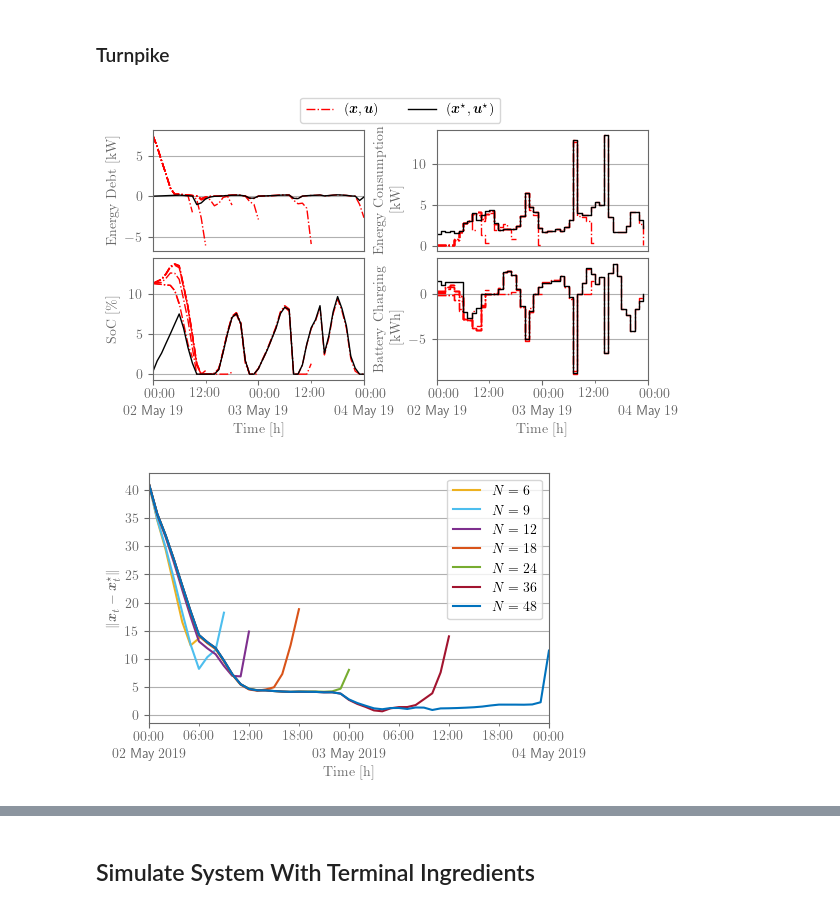
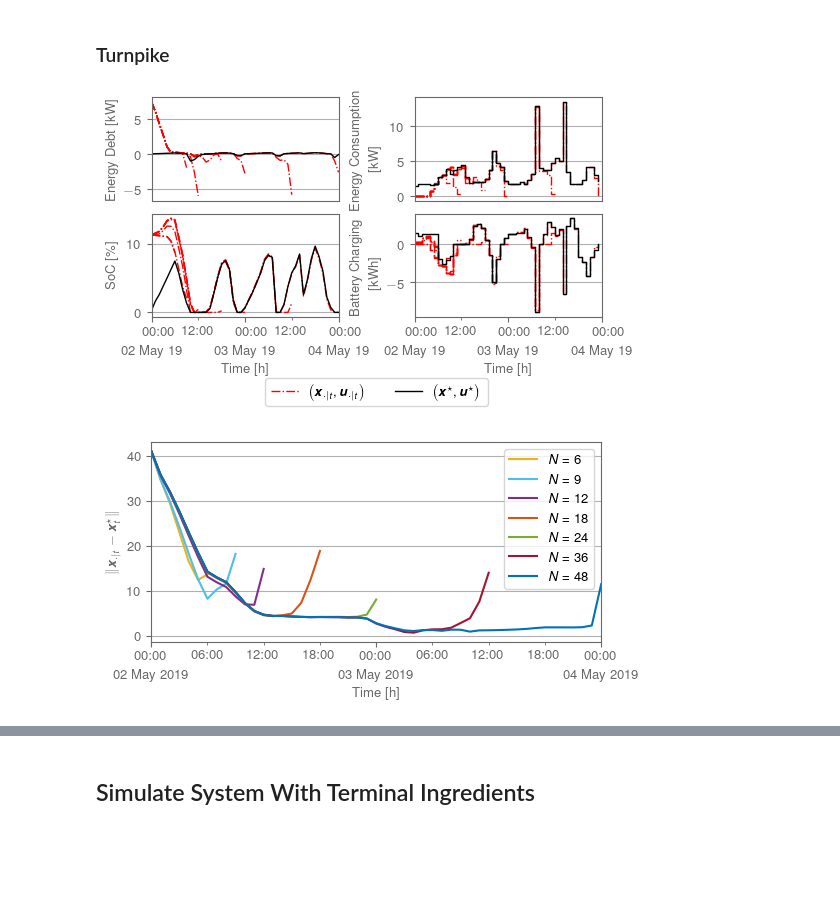
Before and after one commit to Gedlex/time-varying-RHGs, a Jupyter notebook: empc_DSMPC.ipynb, the cells around one changed output, grey strips where cells are left out. Cells and saved outputs as stored; diff of their text form; code cells hidden in the pictures; blank space fills up the shorter version.

```diff
--- a/empc_DSMPC.ipynb
+++ b/empc_DSMPC.ipynb
@@ -220,6 +83,0 @@ if export:
-# %%
-# Check if dual variables are close
-for i in range(N):
-    matches = [np.allclose(dual_vector_inf[i*T:(i+1)*T,:], dual_vector_inf[j*T:(j+1)*T,:]) for j in range(6)]
-    indices = [i for i, val in enumerate(matches) if val]
-    print(f'Period {i} is close to period: {indices}.')
@@ -298,7 +133,6 @@ clear_output()
 ### Solve DSMPC for Varying Horizons
 # %%
 # Setup simulation
-num_steps = 48
 horizon = [6, 9, 12, 18, 24, 36, 48]
 num_horizon = len(horizon)
 
@@ -613,13 +353,14 @@ if export:
 # Set rcParams
 export = True
 plt.style.use('default') # 'seaborn-v0_8-darkgrid
+plt.rcParams['font.size'] = 10
 plt.rcParams['text.usetex'] = True
 plt.rcParams['xtick.color'] = 'dimgray'
 plt.rcParams['ytick.color'] = 'dimgray'
 plt.rcParams['axes.edgecolor'] = 'dimgray'
 plt.rcParams['axes.labelcolor'] = 'dimgray'
 plt.rcParams['lines.linewidth'] = 1
-plt.rcParams['text.latex.preamble'] = r"""\usepackage{bm}"""
+plt.rcParams['text.latex.preamble'] = preamble
 
 # Create time vector
 t = 0
@@ -631,7 +372,7 @@ dates_ol = [params2.ctrl.start_date + pd.Timedelta(hours = h) for h in range(max
 fig, axs = plt.subplots(2, 2, figsize=(12, 4), layout='constrained')
 
 # Plot trajectories
-label = r'$(\bm{x},\bm{u})$'
+label = r'$\bigl(\bm{x}_{\cdot|t},\bm{u}_{\cdot|t}\bigr)$'
 for i, _ in enumerate(horizon):
     axs[0][0].plot(dates_ol, x2_ol[i,t,:,agent*2], color='red', linestyle='-.', label=label if i == 0 else None)
     axs[1][0].plot(dates_ol, x2_ol[i,t,:,agent*2+1], color='red', linestyle='-.', label=label if i == 0 else None)
@@ -639,7 +380,7 @@ for i, _ in enumerate(horizon):
     axs[1][1].plot(dates_ol[:-1], u2_ol[i,t,:,agent*2+1], color='red', linestyle='-.', drawstyle='steps-post', label=label if i == 0 else None)
 
 # Plot approximate overtaking-optimal trajectories
-label = r'$(\bm{x}^\star,\bm{u}^\star)$'
+label = r'$\bigl(\bm{x}^\star,\bm{u}^\star\bigr)$'
 for i in [2]:
     axs[0][0].plot(dates, x_inf[t+i*T:t+i*T+num_steps+1,agent*2], color='black', linestyle='-', label=label)
     axs[1][0].plot(dates, x_inf[t+i*T:t+i*T+num_steps+1,agent*2+1], color='black', linestyle='-', label=label)
@@ -649,12 +390,12 @@ for i in [2]:
 # Add labels
 axs[0][0].xaxis.set_visible(False)
 axs[0][1].xaxis.set_visible(False)
-axs[0][0].set_ylabel(r'\rmfamily{Energy Debt [kW]}')
-axs[1][0].set_ylabel(r'\rmfamily{SoC [\%]}')
-axs[0][1].set_ylabel(r'\rmfamily{Energy Consumption\par\quad\qquad[kW]}')
-axs[1][1].set_ylabel(r'\rmfamily{Battery Charging\par\quad\quad[kWh]}')
-axs[1][0].set_xlabel(r'\rmfamily{Time [h]}')
-axs[1][1].set_xlabel(r'\rmfamily{Time [h]}')
+axs[0][0].set_ylabel(r'\textnormal{Energy Debt [kW]}')
+axs[1][0].set_ylabel(r'\textnormal{SoC [\%]}')
+axs[0][1].set_ylabel(r'\textnormal{Energy Consumption}\par\quad\qquad\textnormal{[kW]}')
+axs[1][1].set_ylabel(r'\textnormal{Battery Charging}\par\quad\quad\textnormal{[kWh]}')
+axs[1][0].set_xlabel(r'\textnormal{Time [h]}')
+axs[1][1].set_xlabel(r'\textnormal{Time [h]}')
 
 # Set major and minor ticks
 plt.rcParams['timezone'] = dates[0].tz.zone
@@ -676,26 +417,26 @@ for i, ax in enumerate(axs.flatten()):
 fig.align_labels()
 
 # Plot legend
-handles, labels = axs[0][1].get_legend_handles_labels()
-fig.legend(handles, labels, bbox_to_anchor=(0.5, 0.92), loc='lower center', borderaxespad=0, ncols=2)
+fig.legend(*axs[0][1].get_legend_handles_labels(), loc='upper center', bbox_to_anchor=(0.5, 0.112), ncol=2)
 
 # Export figure
 if export:
-    fig = adjust_margins(fig, width=4.95, height=2.5, wspace=1.2, top=0.35)
-    fig.savefig(f"figures/figure_turnpike_agent{agent+1}_t0_{t:0.1f}.pdf")
+    fig = adjust_margins(fig, textwidth=5.512, width=4.5, height=2.2, wspace=1.3, hspace=0.4, top=0.1, bottom=0.9)
+    fig.savefig(f"figures/figure_turnpike_agent{agent+1}_t0_{t:0.1f}_beamer.pdf")
 # %% [output]
-[figure, old version]
+[figure, new version]
 # %%
 # Set rcParams
 export = True
 plt.style.use('default') # 'seaborn-v0_8-darkgrid
+plt.rcParams['font.size'] = 10
 plt.rcParams['text.usetex'] = True
 plt.rcParams['xtick.color'] = 'dimgray'
 plt.rcParams['ytick.color'] = 'dimgray'
 plt.rcParams['axes.edgecolor'] = 'dimgray'
 plt.rcParams['axes.labelcolor'] = 'dimgray'
 plt.rcParams['lines.linewidth'] = 1.5
-plt.rcParams['text.latex.preamble'] = r"""\usepackage{bm}"""
+plt.rcParams['text.latex.preamble'] = preamble
 
 # Create time vector
 dates = [params2.ctrl.start_date + pd.Timedelta(hours = h) for h in range(num_steps+max(horizon)+1)]
@@ -716,35 +457,35 @@ fig, axs = plt.subplots(1, 1, figsize=(12, 4), layout='constrained')
 # Plot trajectories without terminal constraints
 for i in range(num_horizon):
     axs.plot(dates, diff_x2_ol[i,t,:], color=colors(num_horizon-i-1), linestyle='-', label=f'$N = {horizon[i]}$')
 
 # Add labels
-axs.set_ylabel(r"$\|\bm{x}_t - \bm{x}_t^\star\|$")
-axs.set_xlabel(r'\rmfamily{Time [h]}')
+axs.set_ylabel(r"$\|\bm{x}_{\cdot|t} - \bm{x}_t^\star\|$")
+axs.set_xlabel(r'\textnormal{Time [h]}')
 
 # Set major and minor ticks
 plt.rcParams['timezone'] = dates[0].tz.zone
 axs.xaxis.set_major_locator(mdates.DayLocator(interval=1))
 axs.xaxis.set_minor_locator(mdates.HourLocator(byhour=[6,12,18]))
 axs.xaxis.set_major_formatter(mdates.DateFormatter(r'%H:%M\\%d %b %Y'))
 axs.xaxis.set_minor_formatter(mdates.DateFormatter(r'%H:%M'))
 
 # Set axis limits
 axs.set_xlim([dates[0], dates[max(horizon)]])
 
 # Set grid
 axs.yaxis.grid(True)
 axs.xaxis.grid(False)
 # axs.set_yscale('log')
 
 # Align labels
 fig.align_labels()
 
 # Plot legend
 axs.legend(loc='best')
 
 # Export figure
 if export:
-    fig = adjust_margins(fig, width=4, height=2.5, wspace=1.1)
-    fig.savefig(f"figures/figure_turnpike_L2norm_t0_{t:0.1f}.pdf")
+    fig = adjust_margins(fig, textwidth=5.512, width=4.5, height=2, wspace=1.1)
+    fig.savefig(f"figures/figure_turnpike_L2norm_t0_{t:0.1f}_beamer.pdf")
 # %% [output]
-[figure, old version]
+[figure, new version]
```
Also changed, not shown: parts of 35 cells of this notebook, 5 other files.
